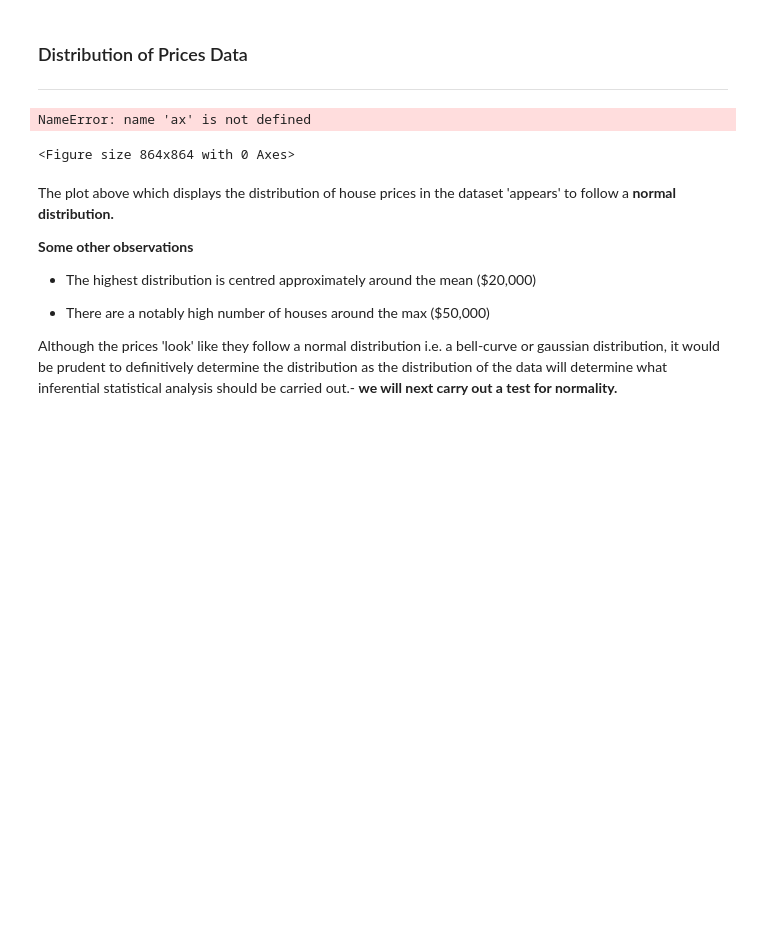
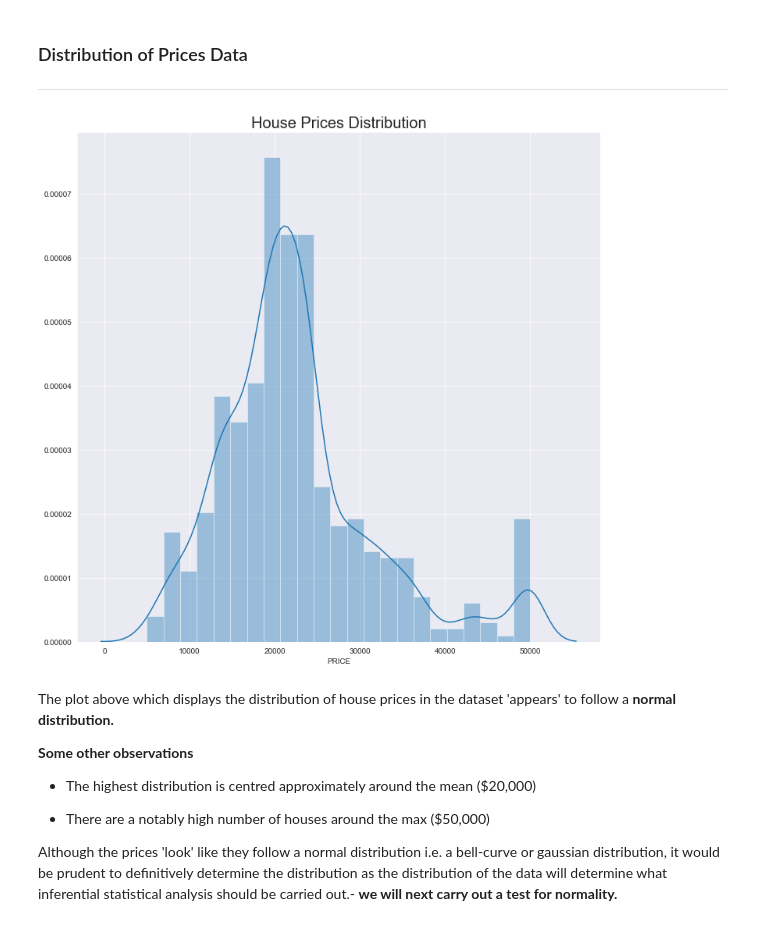
Before and after one commit to oreillyh/Machine-Learning-Statistics, a Jupyter notebook: MACHINE LEARNING AND STATISTICS PROJECT .ipynb, the cells around one changed output. Saved outputs shown, nothing was run; the diff lists cells and outputs as text; code cells hidden in the pictures; blank space fills up the shorter version.

Commit message:
Minor fix to plot attributes

```diff
--- a/MACHINE LEARNING AND STATISTICS PROJECT .ipynb
+++ b/MACHINE LEARNING AND STATISTICS PROJECT .ipynb
@@ -221,12 +221,11 @@ y = bos['PRICE']*1000
 # %%
 #Use the Seaborn library to display the distribution of house prices
 sns.set_style("darkgrid")
 plt.figure(figsize=(12, 12))
-ax.set_title('House Prices', size=20)
+plt.title('House Prices Distribution', size=20)
 ax = sns.distplot(y)
 # %% [output]
-NameError: name 'ax' is not defined
-<Figure size 864x864 with 0 Axes>
+[figure, added]
 # %% [markdown]
 The plot above which displays the distribution of house prices in the dataset 'appears' to follow a **normal distribution.**
 
```
